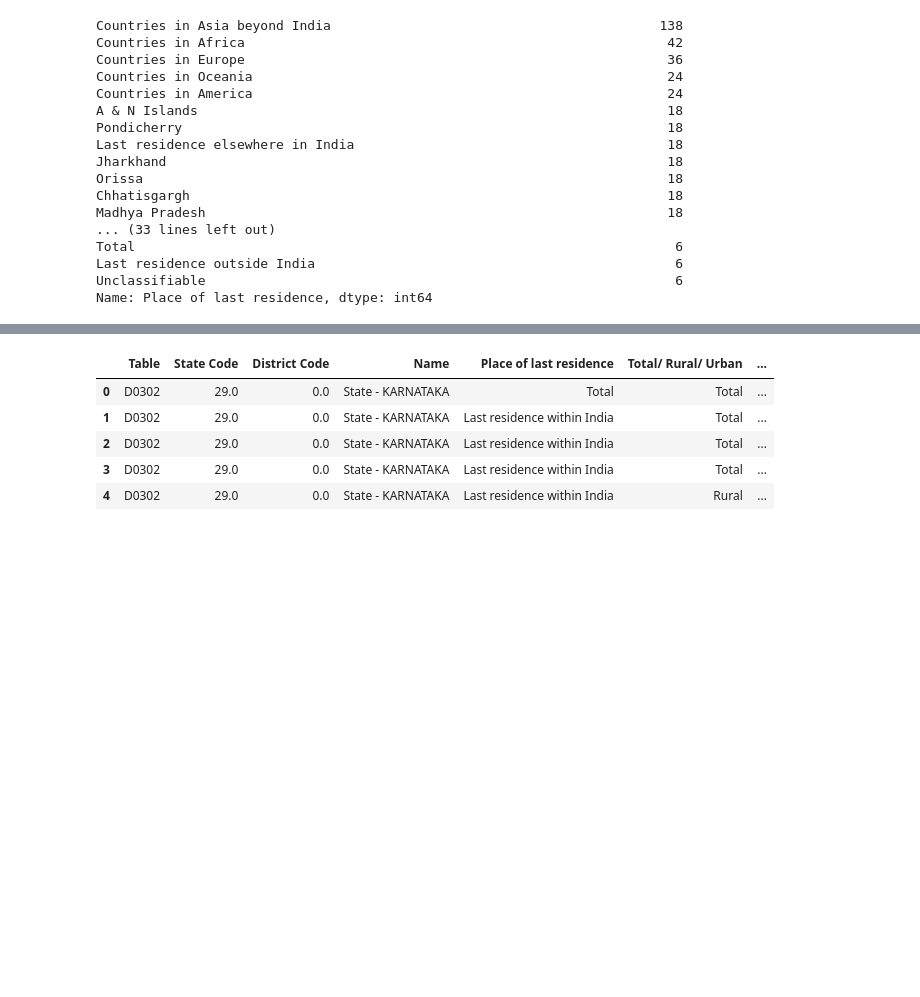
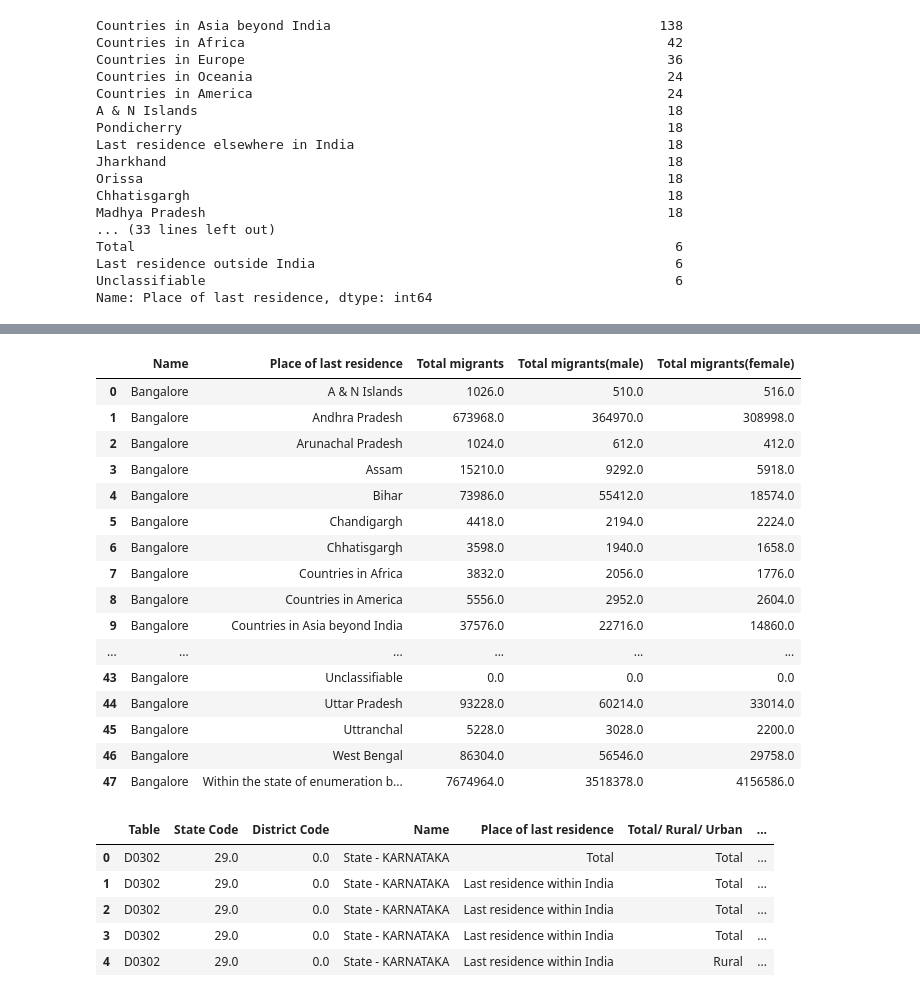
Before and after one commit to SuprajaYadavH/Hackathon, a Jupyter notebook: census_inflow.ipynb, the cells around one changed output, grey strips where cells are left out. Drawn from its saved outputs; the diff is of its cells as text; code cells hidden in the pictures; blank space fills up the shorter version.

```diff
--- a/census_inflow.ipynb
+++ b/census_inflow.ipynb
@@ -153,3 +199,23 @@ Name: Place of last residence, dtype: int64
+# %%
+blr_df_2001
+# %% [output]
+|  | Name | Place of last residence | Total migrants | Total migrants(male) | Total migrants(female) |
+| 0 | Bangalore | A & N Islands | 1026.0 | 510.0 | 516.0 |
+| 1 | Bangalore | Andhra Pradesh | 673968.0 | 364970.0 | 308998.0 |
+| 2 | Bangalore | Arunachal Pradesh | 1024.0 | 612.0 | 412.0 |
+| 3 | Bangalore | Assam | 15210.0 | 9292.0 | 5918.0 |
+| 4 | Bangalore | Bihar | 73986.0 | 55412.0 | 18574.0 |
+| 5 | Bangalore | Chandigargh | 4418.0 | 2194.0 | 2224.0 |
+| 6 | Bangalore | Chhatisgargh | 3598.0 | 1940.0 | 1658.0 |
+| 7 | Bangalore | Countries in Africa | 3832.0 | 2056.0 | 1776.0 |
+| 8 | Bangalore | Countries in America | 5556.0 | 2952.0 | 2604.0 |
+| 9 | Bangalore | Countries in Asia beyond India | 37576.0 | 22716.0 | 14860.0 |
+| ... | ... | ... | ... | ... | ... |
+| 43 | Bangalore | Unclassifiable | 0.0 | 0.0 | 0.0 |
+| 44 | Bangalore | Uttar Pradesh | 93228.0 | 60214.0 | 33014.0 |
+| 45 | Bangalore | Uttranchal | 5228.0 | 3028.0 | 2200.0 |
+| 46 | Bangalore | West Bengal | 86304.0 | 56546.0 | 29758.0 |
+| 47 | Bangalore | Within the state of enumeration b... | 7674964.0 | 3518378.0 | 4156586.0 |
 # %%
 df_2011=pd.read_excel("/content/drive/MyDrive/census inflow data/2011-DS-2900-D02-MDDS.XLSX",header=1, skiprows=[2, 3])
 # %%
```
Also changed, not shown: parts of 7 cells of this notebook.
